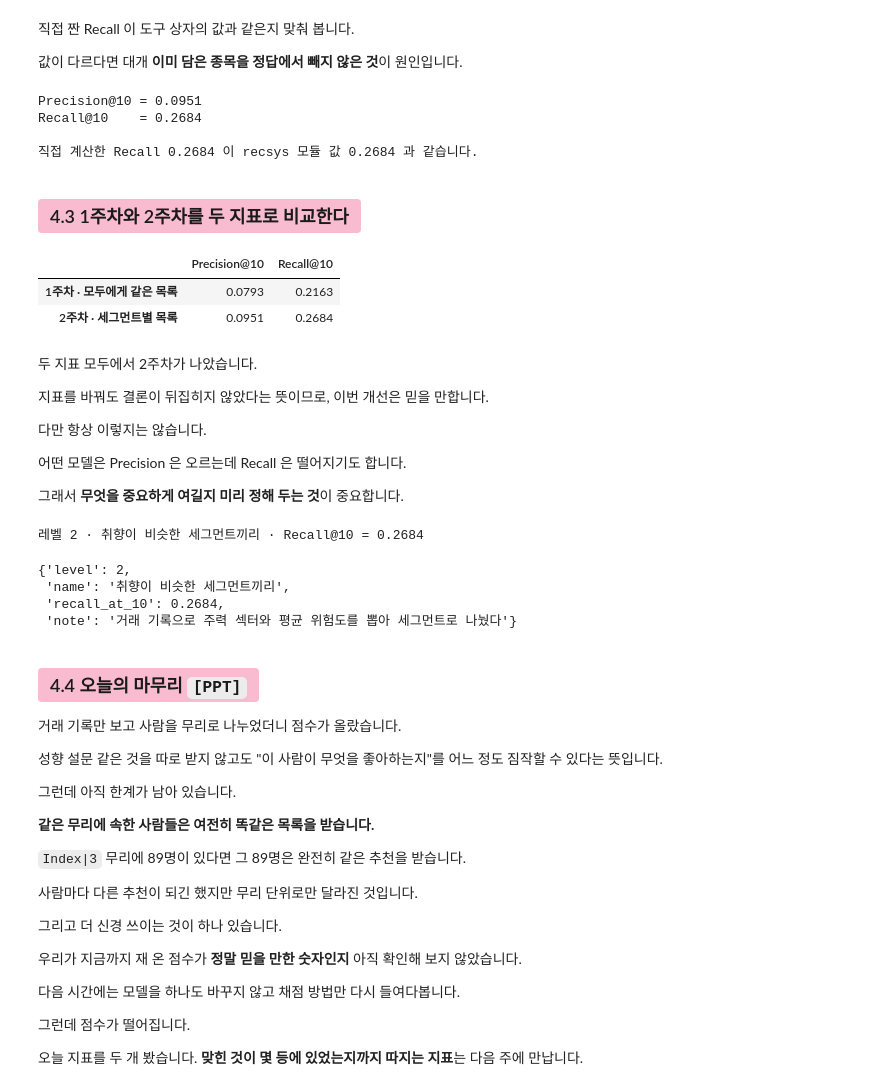
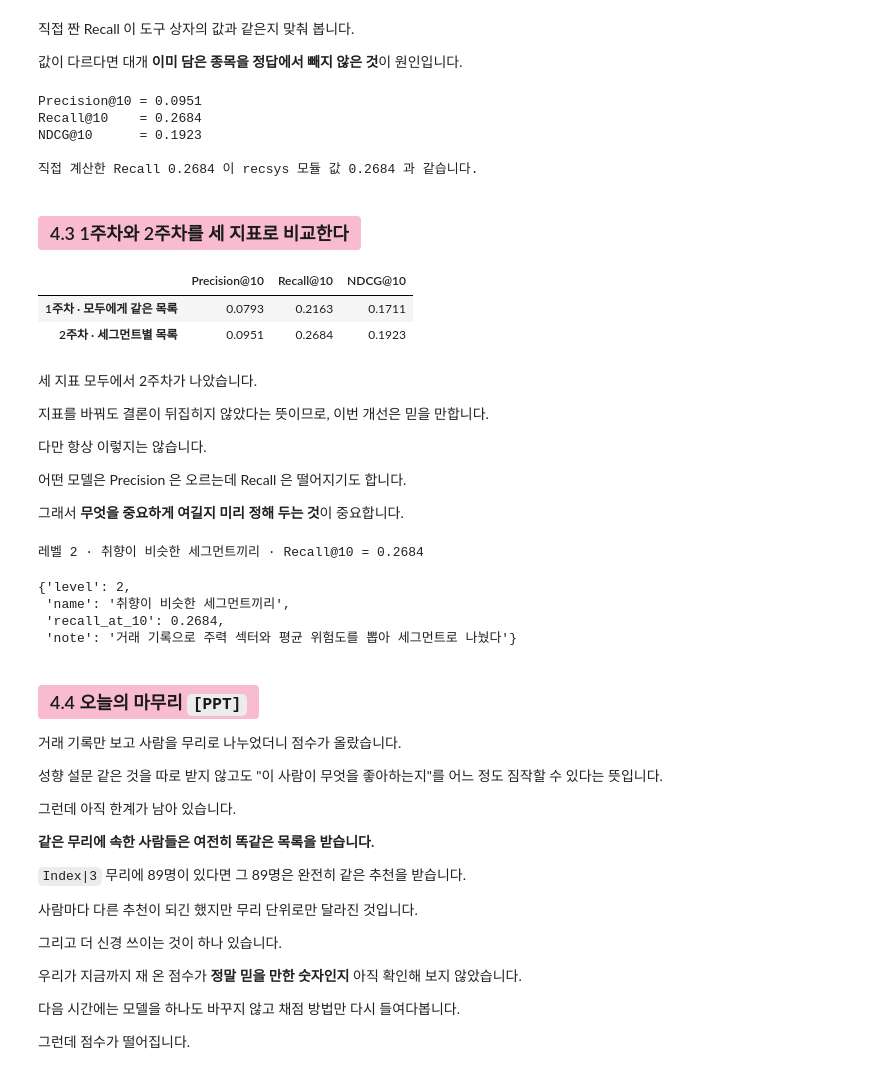
Before and after one commit to welovecherry/recsys, a Jupyter notebook: notebooks/02_rules_metrics.ipynb, the cells around one changed output. Cells and saved outputs as stored; diff of their text form; code cells hidden in the pictures.

```diff
--- a/notebooks/02_rules_metrics.ipynb
+++ b/notebooks/02_rules_metrics.ipynb
@@ -575,14 +573,19 @@ print("→ 어느 쪽이 높나요? 세그먼트 개수와 점수는 어떤 관
 # %%
 K = 10   # 추천 목록의 길이. Precision@10 · Recall@10 의 그 10 입니다.
 
+# NDCG 는 자리마다 점수를 깎습니다. 그 깎는 값이 할인 계수입니다.
+# 1등 1.000 · 5등 0.387 · 10등 0.289 — 아래로 갈수록 완만하게 줄어듭니다.
+할인 = 1 / np.log2(np.arange(2, K + 2))
 
-def 두_지표(추천함수, train, test, k=K):
-    """Precision@k · Recall@k 를 한 번에 계산한다."""
+
+def 세_지표(추천함수, train, test, k=K):
+    """Precision@k · Recall@k · NDCG@k 를 한 번에 계산한다."""
 
     사람별_담은것 = train.groupby("user_id")["item_id"].apply(set).to_dict()
 
     precision_모음 = []
     recall_모음 = []
+    ndcg_모음 = []
 
     for 사람, 그_사람의_채점기록 in test.groupby("user_id"):
 
@@ -608,8 +611,21 @@ def 두_지표(추천함수, train, test, k=K):
         precision_모음.append(맞힌개수 / precision_분모)
         recall_모음.append(맞힌개수 / recall_분모)
 
+        # NDCG — 맞힌 자리의 할인 계수를 더한 뒤, 가능한 최댓값으로 나눕니다.
+        # (이 대목은 읽고 넘어가시면 됩니다. 자리 가중치를 곱하는 것뿐입니다.)
+        얻은점수 = 0.0
+        자리 = 0
+        for 종목 in 추천:
+            if 종목 in 정답:
+                얻은점수 = 얻은점수 + 할인[자리]
+            자리 = 자리 + 1
+
+        최대점수 = 할인[:min(len(정답), k)].sum()   # 위에서부터 다 맞혔을 때
+        ndcg_모음.append(얻은점수 / 최대점수)
+
     return (float(np.mean(precision_모음)),
-            float(np.mean(recall_모음)))
+            float(np.mean(recall_모음)),
+            float(np.mean(ndcg_모음)))
 
 
 print("함수를 만들었습니다.")
@@ -620,10 +636,11 @@ print("함수를 만들었습니다.")
 
 값이 다르다면 대개 **이미 담은 종목을 정답에서 빼지 않은 것**이 원인입니다.
 # %%
-prec, rec = 두_지표(무리별_추천, train, test)
+prec, rec, ndcg = 세_지표(무리별_추천, train, test)
 
 print(f"Precision@10 = {prec:.4f}")
 print(f"Recall@10    = {rec:.4f}")
+print(f"NDCG@10      = {ndcg:.4f}")
 print()
 
 # 직접 짠 Recall 이 recsys 모듈의 값과 같은지 맞춰 봅니다.
@@ -634,27 +651,28 @@ else:
 # %% [output]
 Precision@10 = 0.0951
 Recall@10    = 0.2684
+NDCG@10      = 0.1923
 
 직접 계산한 Recall 0.2684 이 recsys 모듈 값 0.2684 과 같습니다.
 # %% [markdown]
-### <mark style="display:block; background:#f8bbd0; color:#1a1a1a; padding:6px 12px; border-radius:4px">4.3 1주차와 2주차를 두 지표로 비교한다</mark>
+### <mark style="display:block; background:#f8bbd0; color:#1a1a1a; padding:6px 12px; border-radius:4px">4.3 1주차와 2주차를 세 지표로 비교한다</mark>
 # %%
-지난시간_두지표 = 두_지표(모두에게_같은_추천, train, test)
-이번시간_두지표 = 두_지표(무리별_추천, train, test)
+지난시간_세지표 = 세_지표(모두에게_같은_추천, train, test)
+이번시간_세지표 = 세_지표(무리별_추천, train, test)
 
 결과 = pd.DataFrame(
-    [지난시간_두지표, 이번시간_두지표],
-    columns=["Precision@10", "Recall@10"],
+    [지난시간_세지표, 이번시간_세지표],
+    columns=["Precision@10", "Recall@10", "NDCG@10"],
     index=["1주차 · 모두에게 같은 목록", "2주차 · 세그먼트별 목록"],
 ).round(4)
 
 결과
 # %% [output]
-|  | Precision@10 | Recall@10 |
-| 1주차 · 모두에게 같은 목록 | 0.0793 | 0.2163 |
-| 2주차 · 세그먼트별 목록 | 0.0951 | 0.2684 |
+|  | Precision@10 | Recall@10 | NDCG@10 |
+| 1주차 · 모두에게 같은 목록 | 0.0793 | 0.2163 | 0.1711 |
+| 2주차 · 세그먼트별 목록 | 0.0951 | 0.2684 | 0.1923 |
 # %% [markdown]
-두 지표 모두에서 2주차가 나았습니다.
+세 지표 모두에서 2주차가 나았습니다.
 
 지표를 바꿔도 결론이 뒤집히지 않았다는 뜻이므로, 이번 개선은 믿을 만합니다.
 
@@ -694,5 +712,3 @@ recsys.record(2, "취향이 비슷한 세그먼트끼리", 이번시간_점수,
 다음 시간에는 모델을 하나도 바꾸지 않고 채점 방법만 다시 들여다봅니다.
 
 그런데 점수가 떨어집니다.
-
-오늘 지표를 두 개 봤습니다. **맞힌 것이 몇 등에 있었는지까지 따지는 지표**는 다음 주에 만납니다.
```
Also changed, not shown: parts of 2 cells of this notebook.
